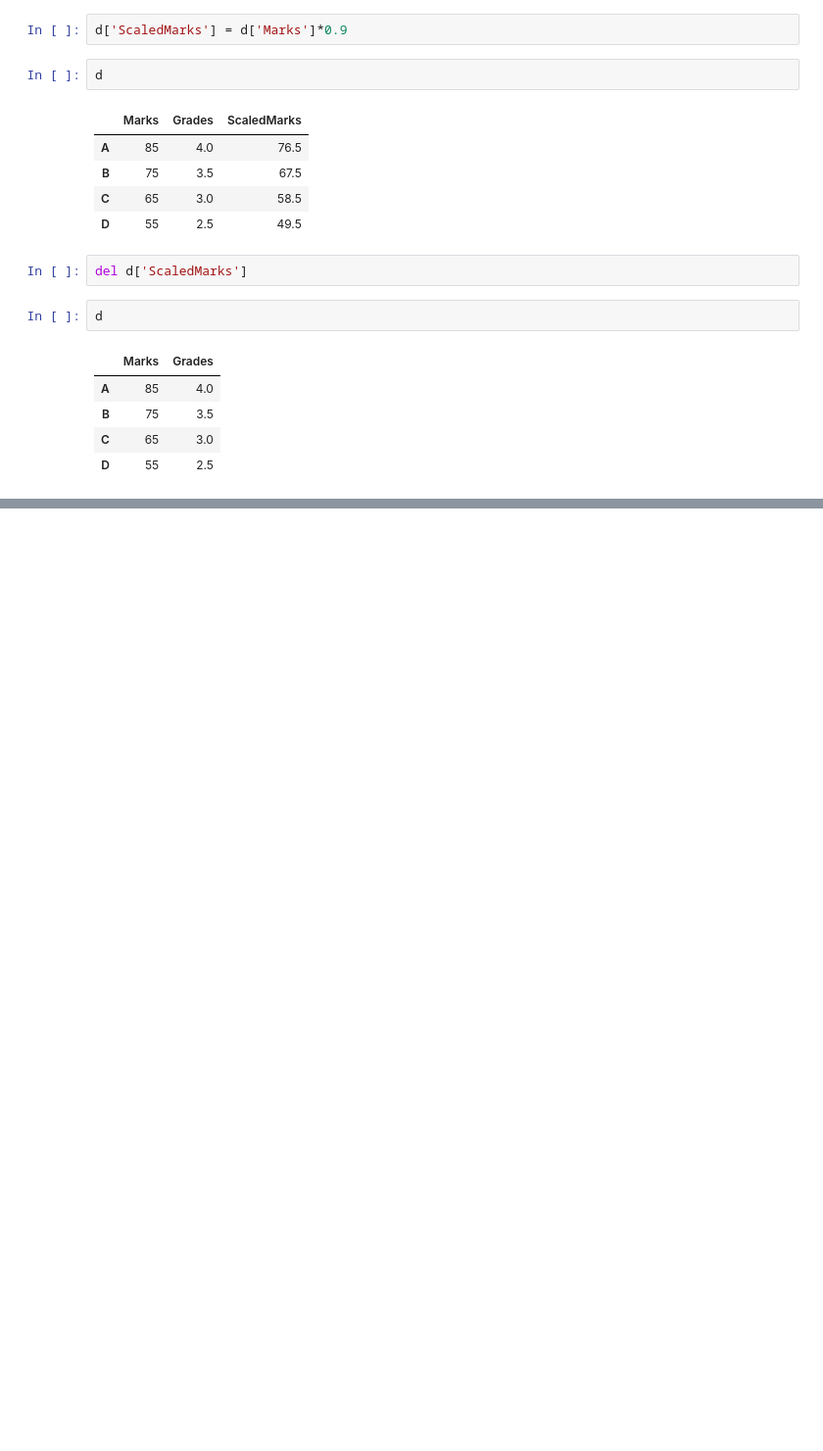
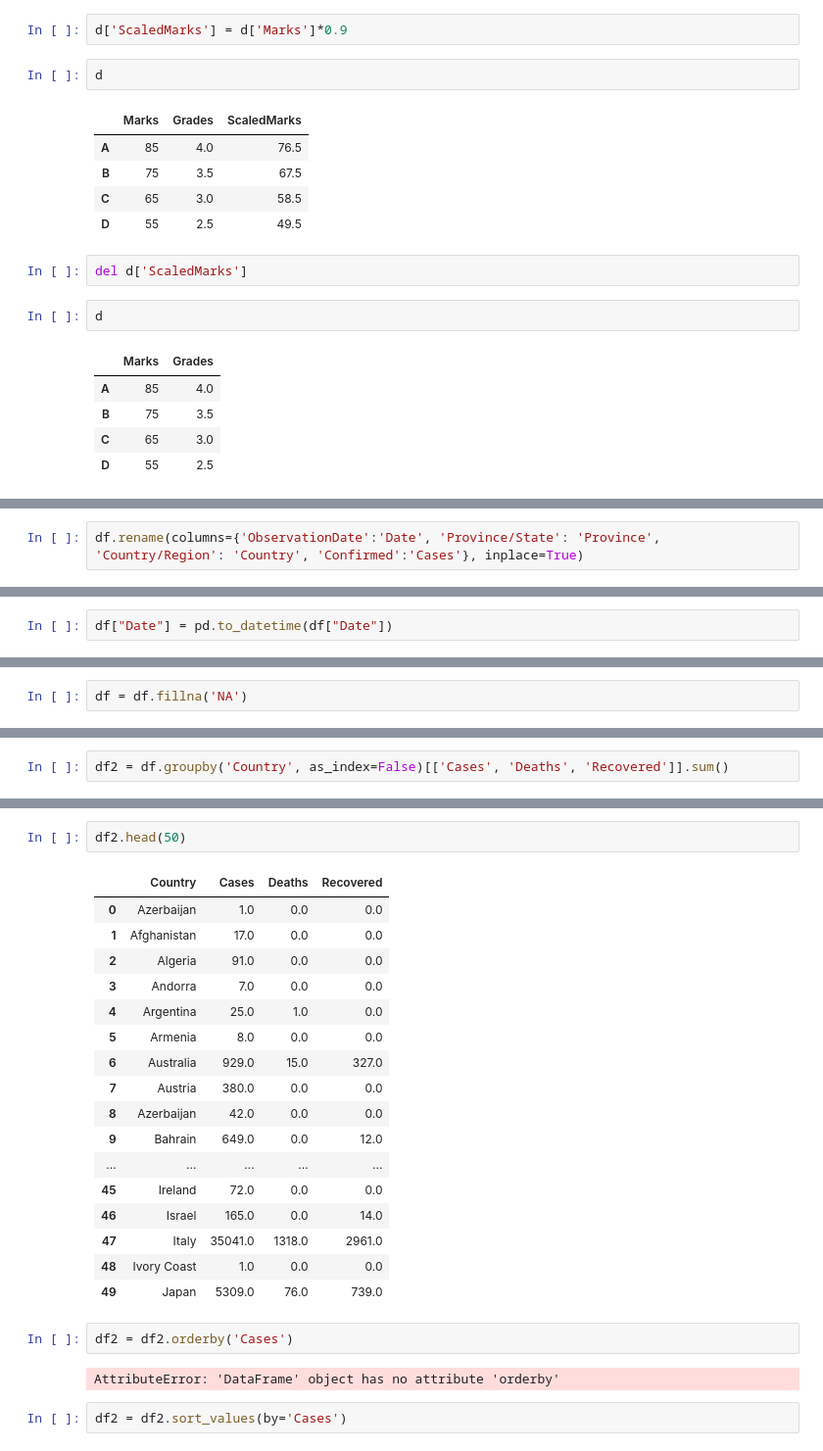
Before and after one commit to GabrielGMChaves/2024, a Jupyter notebook: January/Numpy.ipynb, the cells around one changed output, grey strips where cells are left out. Shown at 98% size. Saved outputs shown, nothing was run; the diff lists cells and outputs as text; blank space fills up the shorter version.

```diff
--- a/January/Numpy.ipynb
+++ b/January/Numpy.ipynb
@@ -778,0 +1032,2 @@ d
+# %%
+df.rename(columns={'ObservationDate':'Date', 'Province/State': 'Province', 'Country/Region': 'Country', 'Confirmed':'Cases'}, inplace=True)
@@ -778,0 +1050,2 @@ d
+# %%
+df["Date"] = pd.to_datetime(df["Date"])
@@ -778,0 +1084,2 @@ d
+# %%
+df = df.fillna('NA')
@@ -778,0 +1141,2 @@ d
+# %%
+df2 = df.groupby('Country', as_index=False)[['Cases', 'Deaths', 'Recovered']].sum()
@@ -778,0 +1159,26 @@ d
+# %%
+df2.head(50)
+# %% [output]
+|  | Country | Cases | Deaths | Recovered |
+| 0 | Azerbaijan | 1.0 | 0.0 | 0.0 |
+| 1 | Afghanistan | 17.0 | 0.0 | 0.0 |
+| 2 | Algeria | 91.0 | 0.0 | 0.0 |
+| 3 | Andorra | 7.0 | 0.0 | 0.0 |
+| 4 | Argentina | 25.0 | 1.0 | 0.0 |
+| 5 | Armenia | 8.0 | 0.0 | 0.0 |
+| 6 | Australia | 929.0 | 15.0 | 327.0 |
+| 7 | Austria | 380.0 | 0.0 | 0.0 |
+| 8 | Azerbaijan | 42.0 | 0.0 | 0.0 |
+| 9 | Bahrain | 649.0 | 0.0 | 12.0 |
+| ... | ... | ... | ... | ... |
+| 45 | Ireland | 72.0 | 0.0 | 0.0 |
+| 46 | Israel | 165.0 | 0.0 | 14.0 |
+| 47 | Italy | 35041.0 | 1318.0 | 2961.0 |
+| 48 | Ivory Coast | 1.0 | 0.0 | 0.0 |
+| 49 | Japan | 5309.0 | 76.0 | 739.0 |
+# %%
+df2 = df2.orderby('Cases')
+# %% [output]
+AttributeError: 'DataFrame' object has no attribute 'orderby'
+# %%
+df2 = df2.sort_values(by='Cases')
```
Also changed, not shown: parts of 52 cells of this notebook, 2 other files.
